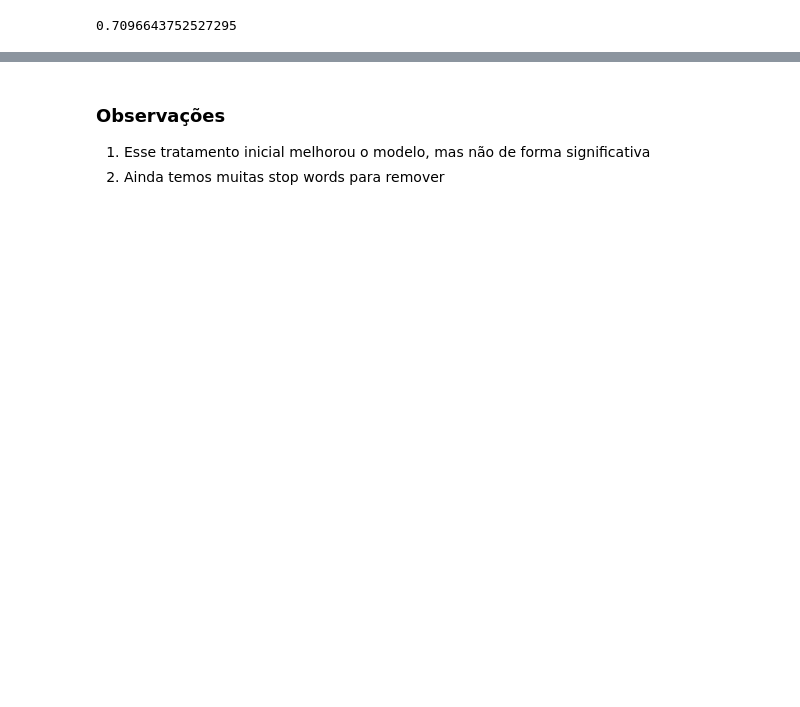
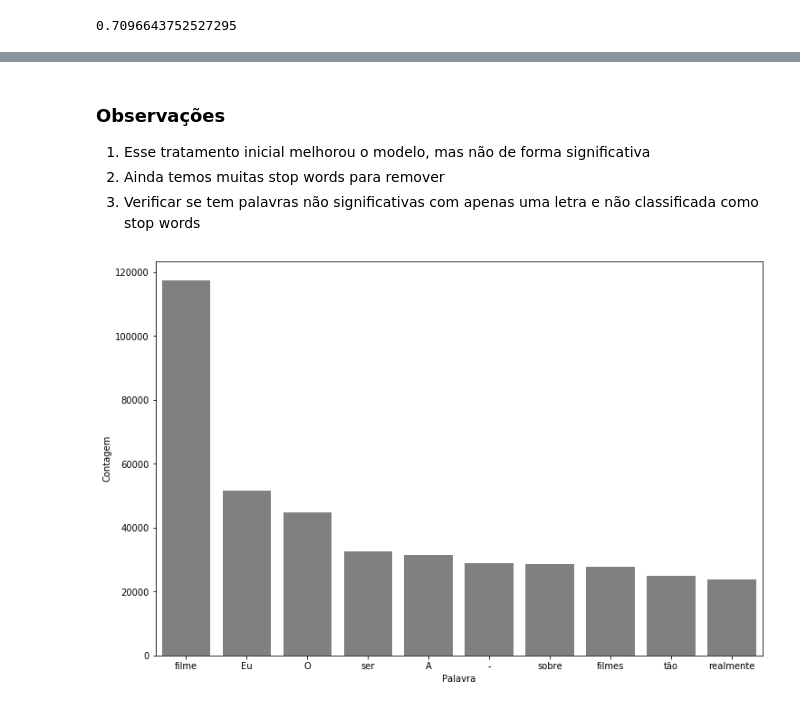
Before and after one commit to Thiagodcfarias/Projetos-Data-Science, a Jupyter notebook: NLP/análise de sentimento/imdb/analise.ipynb, the cells around one changed output, grey strips where cells are left out. Cells and saved outputs as stored; diff of their text form; code cells hidden in the pictures; blank space fills up the shorter version.

```diff
--- a/NLP/análise de sentimento/imdb/analise.ipynb
+++ b/NLP/análise de sentimento/imdb/analise.ipynb
@@ -186,3 +196,33 @@ gerador_nuvem('text_stopwords',0)
 
 1. Esse tratamento inicial melhorou o modelo, mas não de forma significativa
 2. Ainda temos muitas stop words para remover
+3. Verificar se tem palavras não significativas com apenas uma letra e não classificada como stop words
+# %%
+import seaborn as sns
+def pareto(df_n,coluna_texto,sentiment = 'all',num_bar = 10):
+
+    if str(sentiment) == 'all':
+        cor = 'grey'
+    elif str(sentiment) == '1':
+        cor = 'green'
+    else:
+        cor = 'red'
+
+    if str(sentiment) != 'all':
+        query = 'sentiment == ' + str(sentiment)
+        df_n = df.query(query)
+
+    palavras = ' '.join([texto for texto in df_n[coluna_texto]])
+    frequencia = nltk.FreqDist(tokenizador.tokenize(palavras))
+    df_frequencia = pd.DataFrame({"Palavra": list(frequencia.keys()),
+                             "Frequência": list(frequencia.values())})
+    df_frequencia = df_frequencia.nlargest(columns = "Frequência", n = num_bar)
+    plt.figure(figsize=(12,8))
+    ax = sns.barplot(data = df_frequencia, x= "Palavra", y = "Frequência", color = cor)
+    ax.set(ylabel = "Contagem")
+    plt.show()
+# %%
+# mais usadas removendo stop words
+pareto(df,'text_stopwords')
+# %% [output]
+[figure, added]
```
Also changed, not shown: parts of 33 cells of this notebook.
